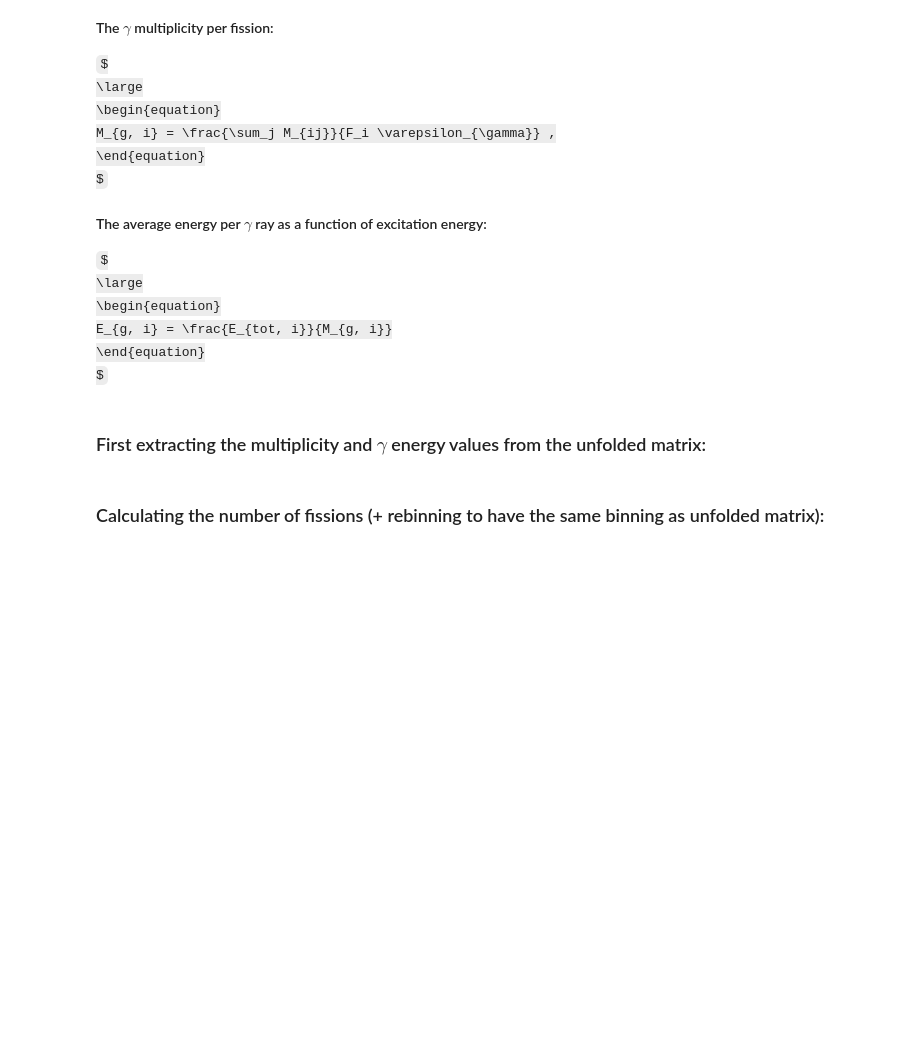
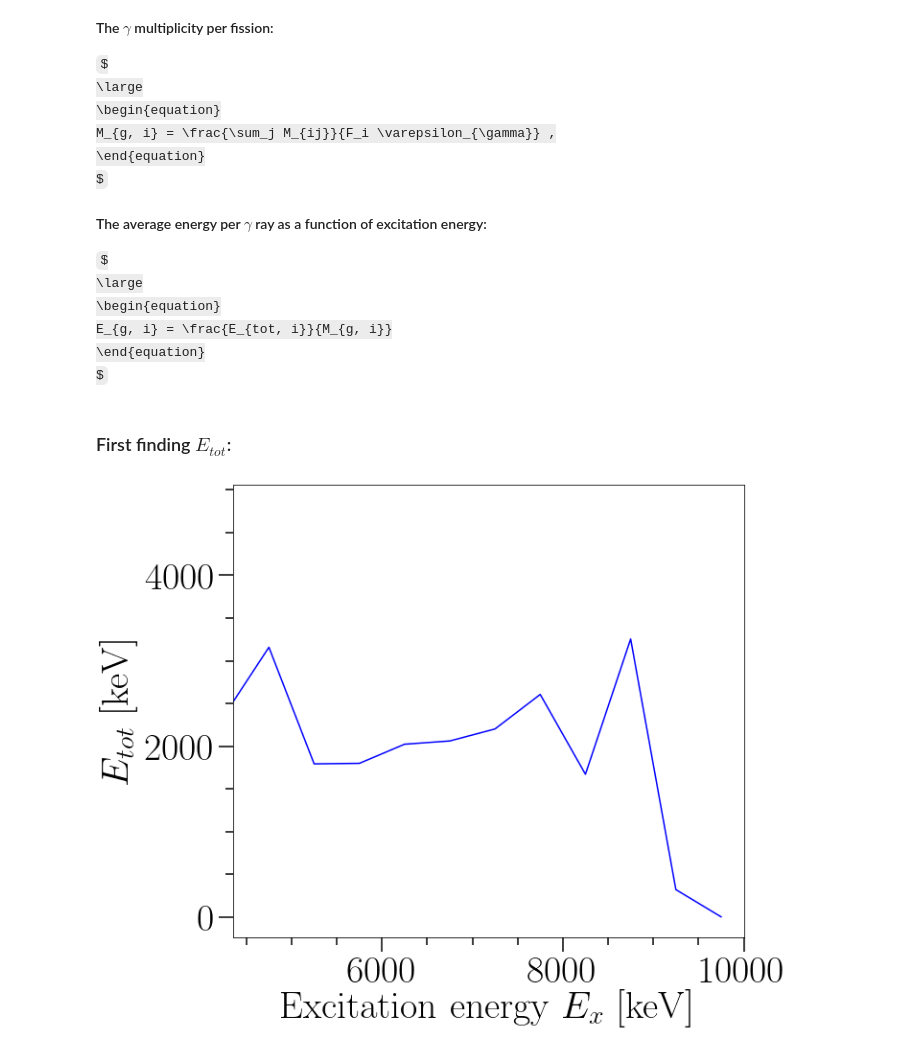
Before and after one commit to jvevik/Unfolding_and_PFG_extraction, a Jupyter notebook: Unfolding.ipynb, the cells around one changed output. Drawn from its saved outputs; the diff is of its cells as text; code cells hidden in the pictures; some formulas as TeX source; blank space fills up the shorter version.

```diff
--- a/Unfolding.ipynb
+++ b/Unfolding.ipynb
@@ -372,19 +394,30 @@ $
     E_{g, i} = \frac{E_{tot, i}}{M_{g, i}}
 \end{equation}
 $
-# %% [markdown]
-### First extracting the multiplicity and $\gamma$ energy values from the unfolded matrix:
+# %% [markdown]
+### First finding $E_{tot}$:
 # %%
 eg_vs_multiplicity = np.zeros((len(unfolded.Eg),2))
 
-
-for i in range(len(unfolded.Eg)):
+'''for i in range(len(unfolded.Eg)):
     eg_vs_multiplicity[i][0] = unfolded.Eg[i]
     eg_vs_multiplicity[i][1] = np.sum(unfolded.values, axis=0)[i]
+
+
+print(len(unfolded.values))
+print(np.shape(unfolded.values))
+print(len(unfolded.Eg))
 
 E_tot = np.zeros(len(unfolded.Ex))
 for i in range(len(E_tot)):
     for j in range(len(unfolded.Eg)):
-        E_tot[i] += eg_vs_multiplicity[j][0] * eg_vs_multiplicity[j][1]
+        E_tot[i] += eg_vs_multiplicity[j][0] * eg_vs_multiplicity[j][1]'''
+
+E_tot = np.zeros(len(unfolded.Ex))
+for i in range(len(E_tot)):
+    for j in range(len(unfolded.Eg)):
+        E_tot[i] += unfolded.Eg[j] * unfolded.values[i][j] /float(fission_values[i])
+
+plotting(arg1 = unfolded.Ex, arg2 = E_tot, Type='Non-Ompy', ylabel=r'$E_{tot}$ [keV]', xlim=[4350,10000])
+# %% [output]
+[figure, added]
-# %% [markdown]
-### Calculating the number of fissions (+ rebinning to have the same binning as unfolded matrix):
```
Also changed, not shown: parts of 17 cells of this notebook, 4 other files.
